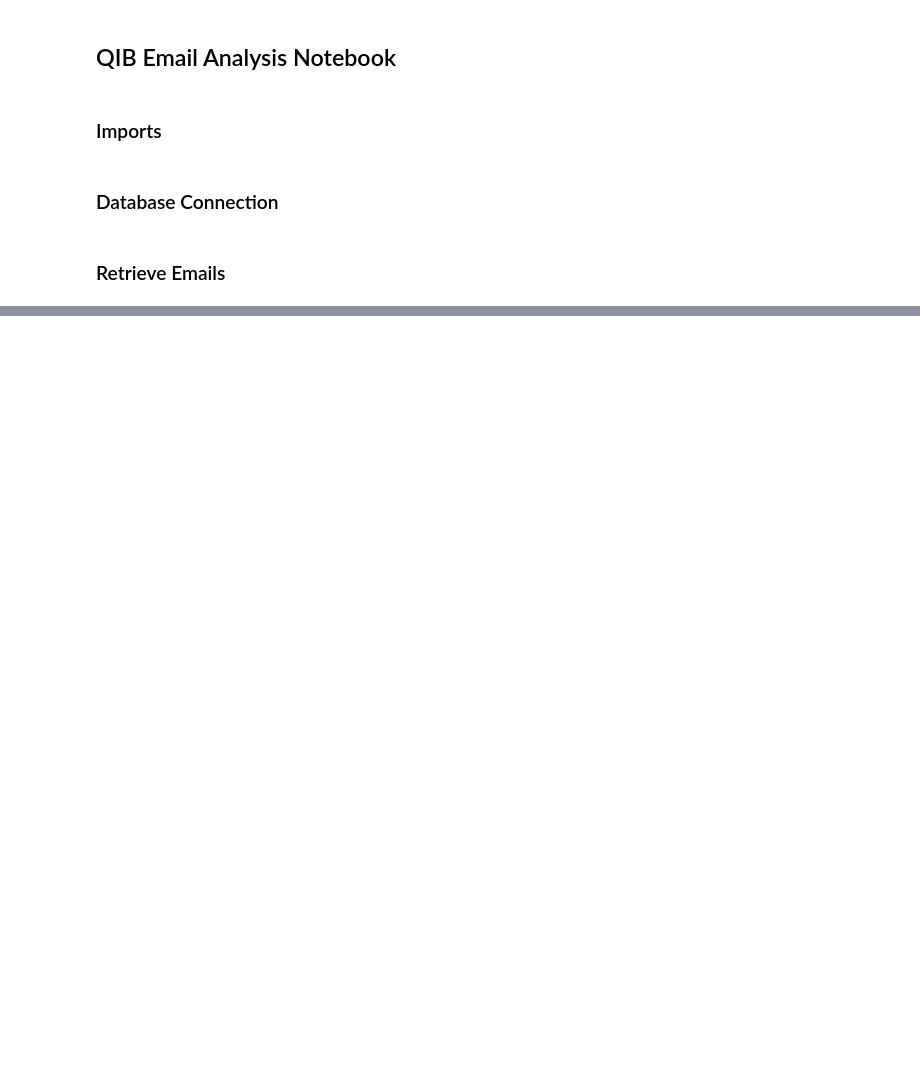
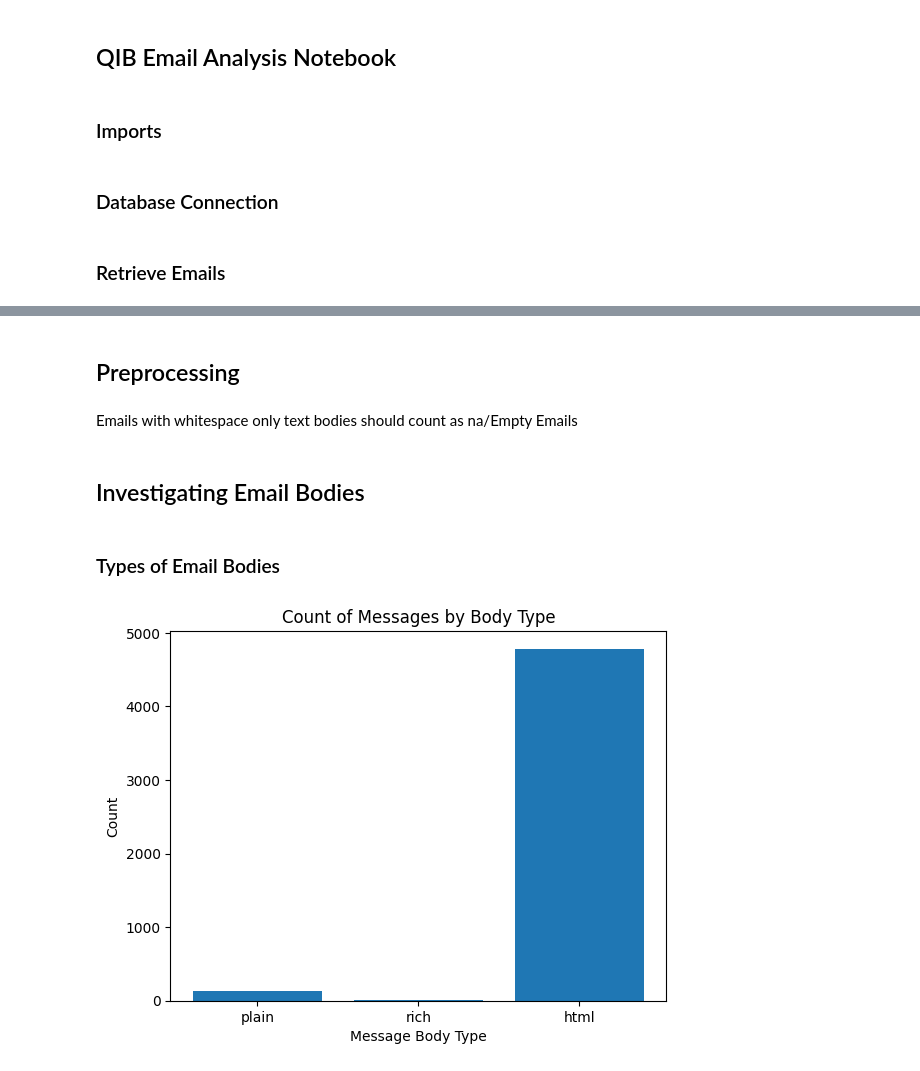
Before and after one commit to belalmn/qib_email_analysis, a Jupyter notebook: email_analysis.ipynb, the cells around one changed output, grey strips where cells are left out. Saved outputs shown, nothing was run; the diff lists cells and outputs as text; code cells hidden in the pictures; blank space fills up the shorter version.

Commit message:
Updated Email Analysis Notebook and Data Exporter

```diff
--- a/email_analysis.ipynb
+++ b/email_analysis.ipynb
@@ -11,7 +19,8 @@ from src.config.config import Config
 # %% [markdown]
 ### Database Connection
 # %%
-config: Config = Config.from_json("config.json")
-loader: DataLoader = DataLoader(host=config.db_host, user=config.db_user, password=config.db_password, database=config.db_name)
+config = Config.from_json('config.json')
+database = Database.from_credentials(username=config.db_user, password=config.db_password, host=config.db_host, database=config.db_name)
+data_exporter = DataExporter(database)
 # %% [markdown]
 ### Retrieve Emails
@@ -21,0 +27,3 @@ KeyboardInterrupt:
+# %%
+dfs = data_exporter.to_dfs()
+dfs.keys()
@@ -21,0 +32,5 @@ KeyboardInterrupt:
+# %%
+folders = dfs['folders']
+addresses = dfs['addresses']
+messages = dfs['messages']
+recipients = dfs['recipients']
@@ -21,0 +57,23 @@ KeyboardInterrupt:
+# %% [markdown]
+## Preprocessing
+# %% [markdown]
+Emails with whitespace only text bodies should count as na/Empty Emails
+# %%
+messages["plain_text_body"] = messages["plain_text_body"].apply(lambda x: None if pd.isna(x) or x.strip() == "" else x)
+# %% [markdown]
+## Investigating Email Bodies
+# %% [markdown]
+### Types of Email Bodies
+# %%
+plain_text_body_count = messages['plain_text_body'].notna().sum()
+rich_text_body_count = messages['rich_text_body'].notna().sum()
+html_body_count = messages['html_body'].notna().sum()
+data = [plain_text_body_count, rich_text_body_count, html_body_count]
+
+plt.bar(['plain', 'rich', 'html'], data)
+plt.xlabel('Message Body Type')
+plt.ylabel('Count')
+plt.title('Count of Messages by Body Type')
+plt.show()
+# %% [output]
+[figure, added]
```
Also changed, not shown: parts of 15 cells of this notebook, 1 other file.
